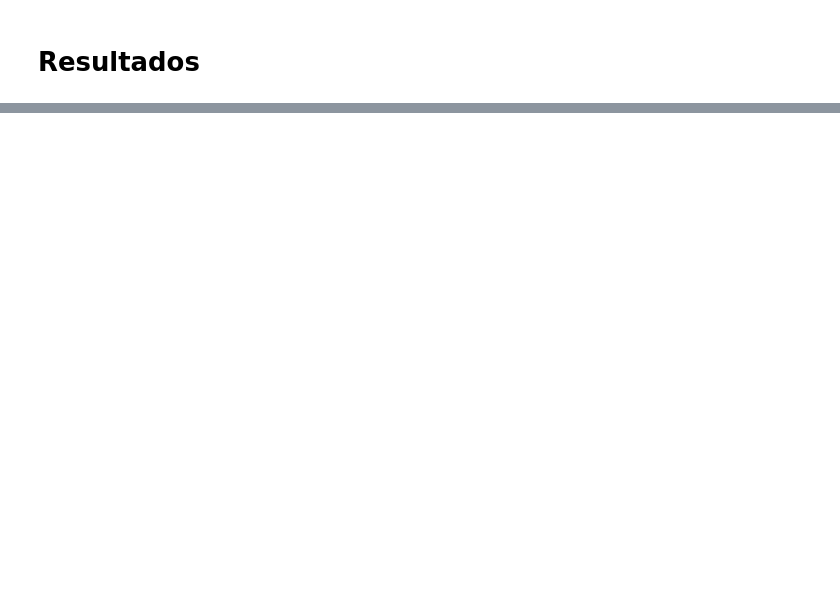
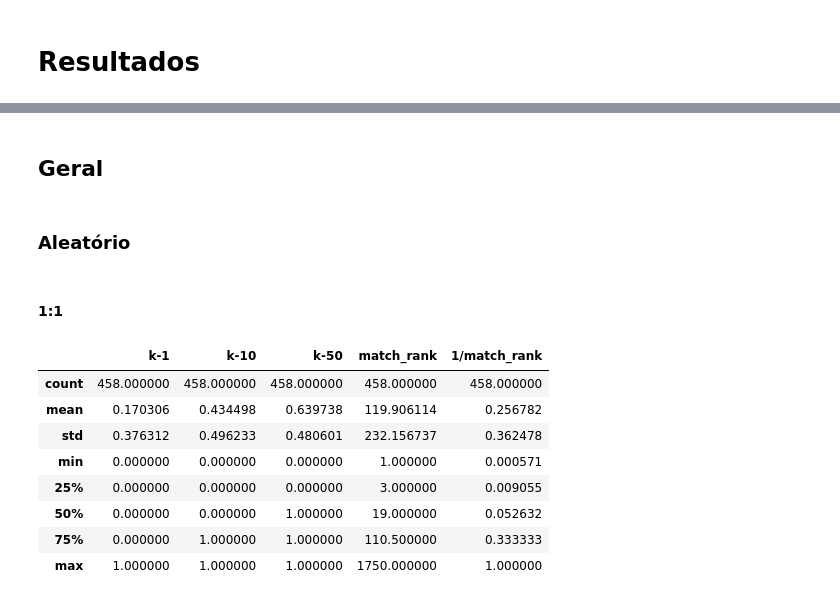
Before and after one commit to Laianna/residencia-tcc, a Jupyter notebook: experimento_bert_ranking.ipynb, the cells around one changed output, grey strips where cells are left out. Saved outputs shown, nothing was run; the diff lists cells and outputs as text; code cells hidden in the pictures; blank space fills up the shorter version.

Commit message:
Mostrando os resultados nos notebooks

```diff
--- a/experimento_bert_ranking.ipynb
+++ b/experimento_bert_ranking.ipynb
@@ -170,0 +133,21 @@ lista_df_resultado[3][["k-1", "k-10", "k-50", 'match_rank', '1/match_rank']].des
+# %% [markdown]
+## Geral
+# %%
+metodo = "BERT"
+lista_resultado_bert = ir.retornar_resultados(metodo)
+# %% [markdown]
+### Aleatório
+# %% [markdown]
+#### 1:1
+# %%
+lista_resultado_bert[0][["k-1", "k-10", "k-50", 'match_rank', '1/match_rank']].describe()
+# %% [output]
+|  | k-1 | k-10 | k-50 | match_rank | 1/match_rank |
+| count | 458.000000 | 458.000000 | 458.000000 | 458.000000 | 458.000000 |
+| mean | 0.170306 | 0.434498 | 0.639738 | 119.906114 | 0.256782 |
+| std | 0.376312 | 0.496233 | 0.480601 | 232.156737 | 0.362478 |
+| min | 0.000000 | 0.000000 | 0.000000 | 1.000000 | 0.000571 |
+| 25% | 0.000000 | 0.000000 | 0.000000 | 3.000000 | 0.009055 |
+| 50% | 0.000000 | 0.000000 | 1.000000 | 19.000000 | 0.052632 |
+| 75% | 0.000000 | 1.000000 | 1.000000 | 110.500000 | 0.333333 |
+| max | 1.000000 | 1.000000 | 1.000000 | 1750.000000 | 1.000000 |
```
Also changed, not shown: parts of 50 cells of this notebook, 4 other files.
